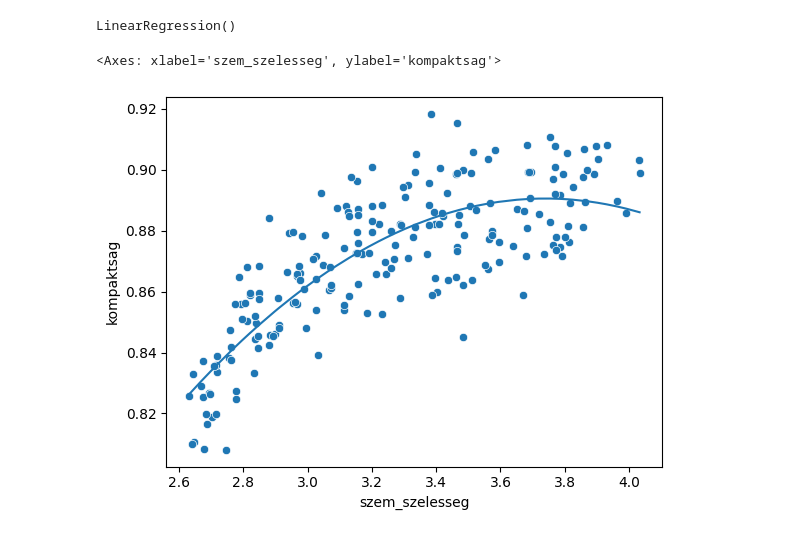
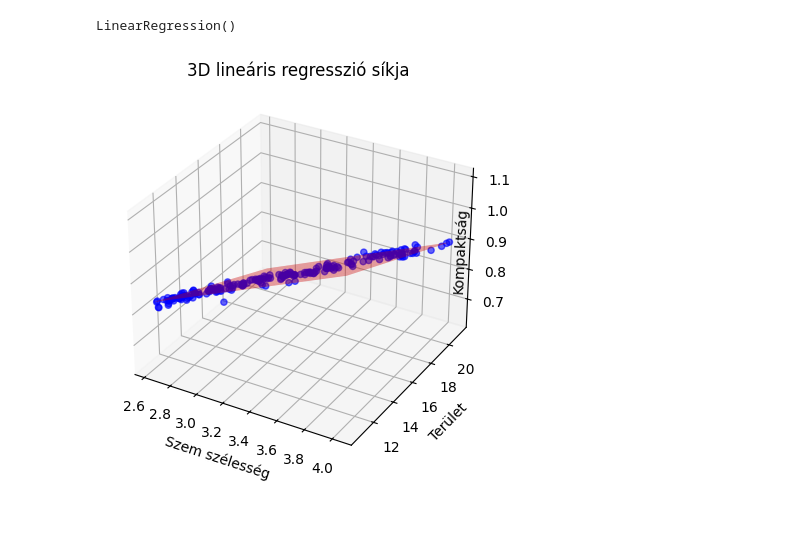
Before and after one commit to lacithelaci/oktatas, a Jupyter notebook: egyetemi_feleves_cuccok/4_szemeszter/big data/beadando/beadando.ipynb, the cells around one changed output. Drawn from its saved outputs; the diff is of its cells as text; code cells hidden in the pictures.

```diff
--- a/egyetemi_feleves_cuccok/4_szemeszter/big data/beadando/beadando.ipynb
+++ b/egyetemi_feleves_cuccok/4_szemeszter/big data/beadando/beadando.ipynb
@@ -191,8 +192,7 @@ sns.scatterplot(x=dbscan_clusters['szemhossz'], y=dbscan_clusters['barazdahossz'
 <Axes: xlabel='szemhossz', ylabel='barazdahossz'>
 [figure]
 # %%
-df['szem_szelesseg2'] = df['szem_szelesseg']**2
-lin_reg_x = df[['szem_szelesseg','szem_szelesseg2']].to_numpy()
+lin_reg_x = df[['szem_szelesseg','terulet']].to_numpy()
 lin_reg_y = df['kompaktsag'].to_numpy()
 
 reg = LinearRegression()
@@ -203,12 +203,37 @@ LinearRegression()
 theta0 = reg.intercept_
 theta1 = reg.coef_[0]
 theta2 = reg.coef_[1]
-h = theta0 + theta1 * df['szem_szelesseg'] + theta2 * df['szem_szelesseg2']  # becsült y
-sns.scatterplot(x=df['szem_szelesseg'],y=df['kompaktsag'])
-sns.lineplot(x=df['szem_szelesseg'],y=h)
+h = theta0 + theta1 * df['szem_szelesseg'] + theta2 * df['terulet']  # becsült y
-# %% [output]
-<Axes: xlabel='szem_szelesseg', ylabel='kompaktsag'>
-[figure, removed]
+# %%
+# 1. Ábra létrehozása
+fig = plt.figure(figsize=(7, 5))  # Létrehozza a 3D ábrát, 7x5 colos méretben
+ax = fig.add_subplot(111, projection='3d')  # Hozzáad egy 3D-s subplotot az ábrához
+
+# 2. Eredeti adatpontok lekérése és kimentése
+x = df['szem_szelesseg']  # X tengely adatainak lekérése (szem szélesség)
+y_ = df['terulet']  # Y tengely adatainak lekérése (terület)
+z = df['kompaktsag']  # Z tengely adatainak lekérése (kompaktság)
+ax.scatter(x, y_, z, c='blue', marker='o', alpha=0.6)  # Az adatpontok kirajzolása kék színnel, félátlátszó pontokkal
+
+# 3. Regressziós sík kiszámítása
+x_surf, y_surf = np.meshgrid(np.linspace(x.min(), x.max(), 30),  # Az X és Y tengelyekre egy rácsot készítünk
+                             np.linspace(y_.min(), y_.max(), 30))  # 30x30-as elrendezésben, a minimum és maximum értékek alapján
+z_surf = reg.predict(np.c_[x_surf.ravel(), y_surf.ravel()]).reshape(x_surf.shape)  # A regressziós modell kiszámítja a z értékeket, majd átalakítjuk a megfelelő formátumra
+
+# 4. Sík kirajzolása
+ax.plot_surface(x_surf, y_surf, z_surf, color='red', alpha=0.4)  # A regressziós sík kirajzolása piros színnel, 40%-os átlátszósággal
+ax.zaxis.labelpad = -25  # A Z tengely feliratának eltolása, hogy ne lógjon ki az ábrából
+
+# 5. Tengelyek beállítása
+ax.set_xlabel('Szem szélesség')  # X tengely felirata
+ax.set_ylabel('Terület')  # Y tengely felirata
+ax.set_zlabel('Kompaktság')  # Z tengely felirata
+ax.set_title('3D lineáris regresszió síkja')  # Az ábra címe
+
+# 6. Az ábra megjelenítése
+plt.show()  # Az ábra megjelenítése
+# %% [output]
+[figure, added]
 # %%
 r2 = r2_score(df['kompaktsag'], h)
 print("R²:", r2)
```
Also changed, not shown: parts of 2 cells of this notebook.
